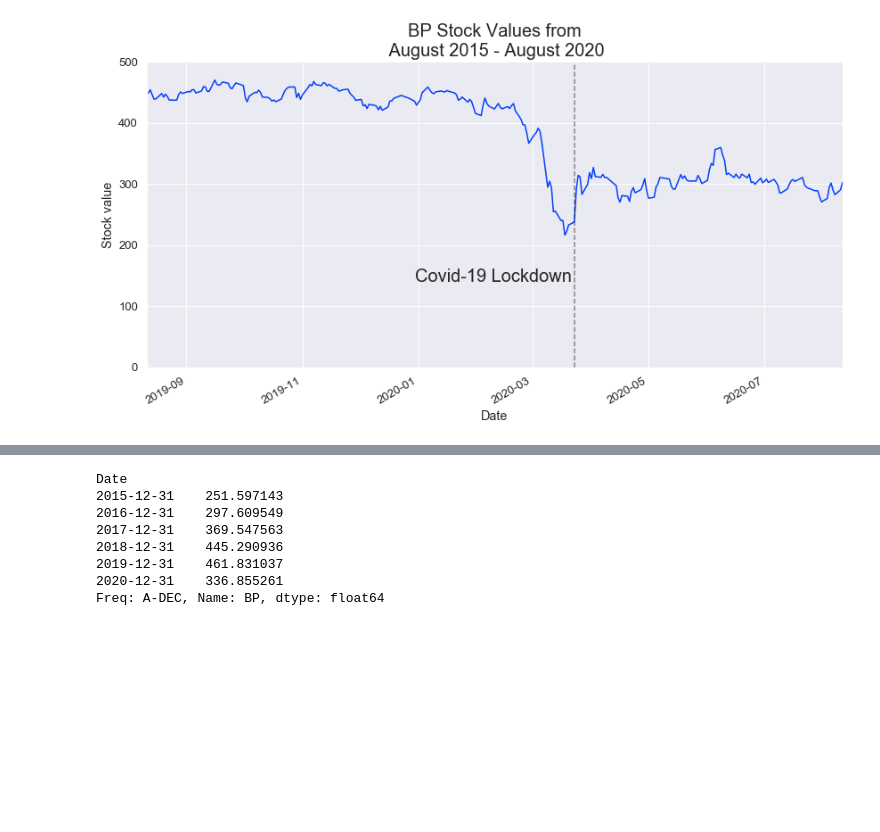
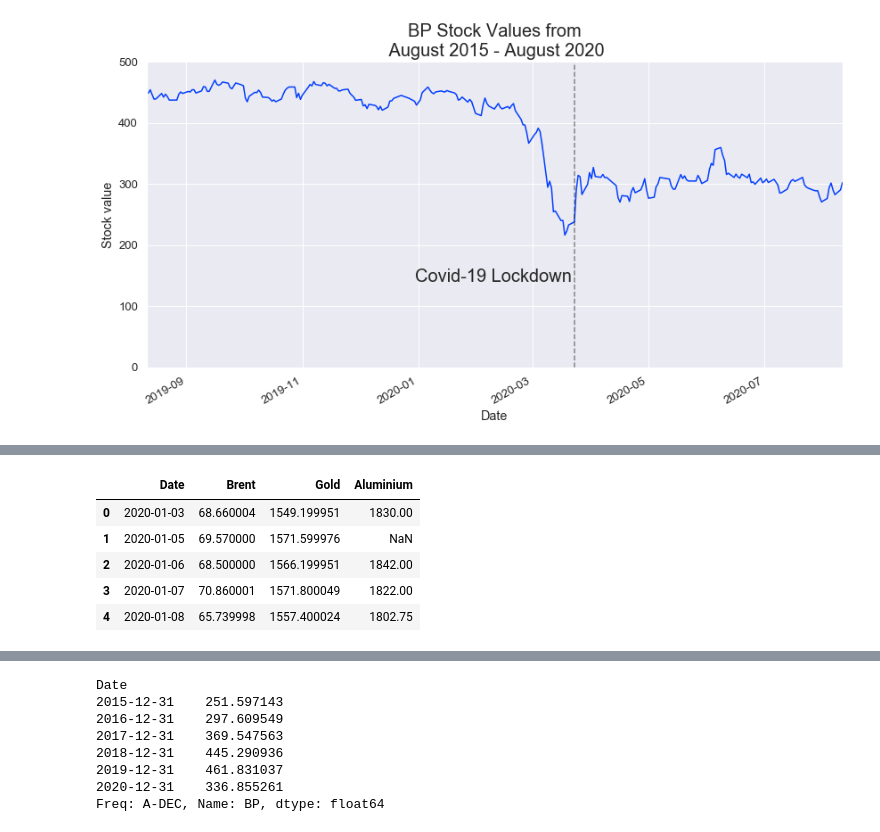
Before and after one commit to abbielms/Big_Data_Challenge_2020, a Jupyter notebook: Big_Data_Challenge_2020.ipynb, the cells around one changed output, grey strips where cells are left out. Saved outputs shown, nothing was run; the diff lists cells and outputs as text; code cells hidden in the pictures; blank space fills up the shorter version.

```diff
--- a/Big_Data_Challenge_2020.ipynb
+++ b/Big_Data_Challenge_2020.ipynb
@@ -535,0 +565,12 @@ Text(0.5, 1.0, 'BP Stock Values from\n August 2015 - August 2020')
+# %%
+# Load Excel data from hackathon_commodities.xlsx
+
+commodities = load_excel_data('hackathon_commodities.xlsx', sheet_name=0, parse_dates='Date')
+commodities.head()
+# %% [output]
+|  | Date | Brent | Gold | Aluminium |
+| 0 | 2020-01-03 | 68.660004 | 1549.199951 | 1830.00 |
+| 1 | 2020-01-05 | 69.570000 | 1571.599976 | NaN |
+| 2 | 2020-01-06 | 68.500000 | 1566.199951 | 1842.00 |
+| 3 | 2020-01-07 | 70.860001 | 1571.800049 | 1822.00 |
+| 4 | 2020-01-08 | 65.739998 | 1557.400024 | 1802.75 |
```
Also changed, not shown: parts of 15 cells of this notebook.
